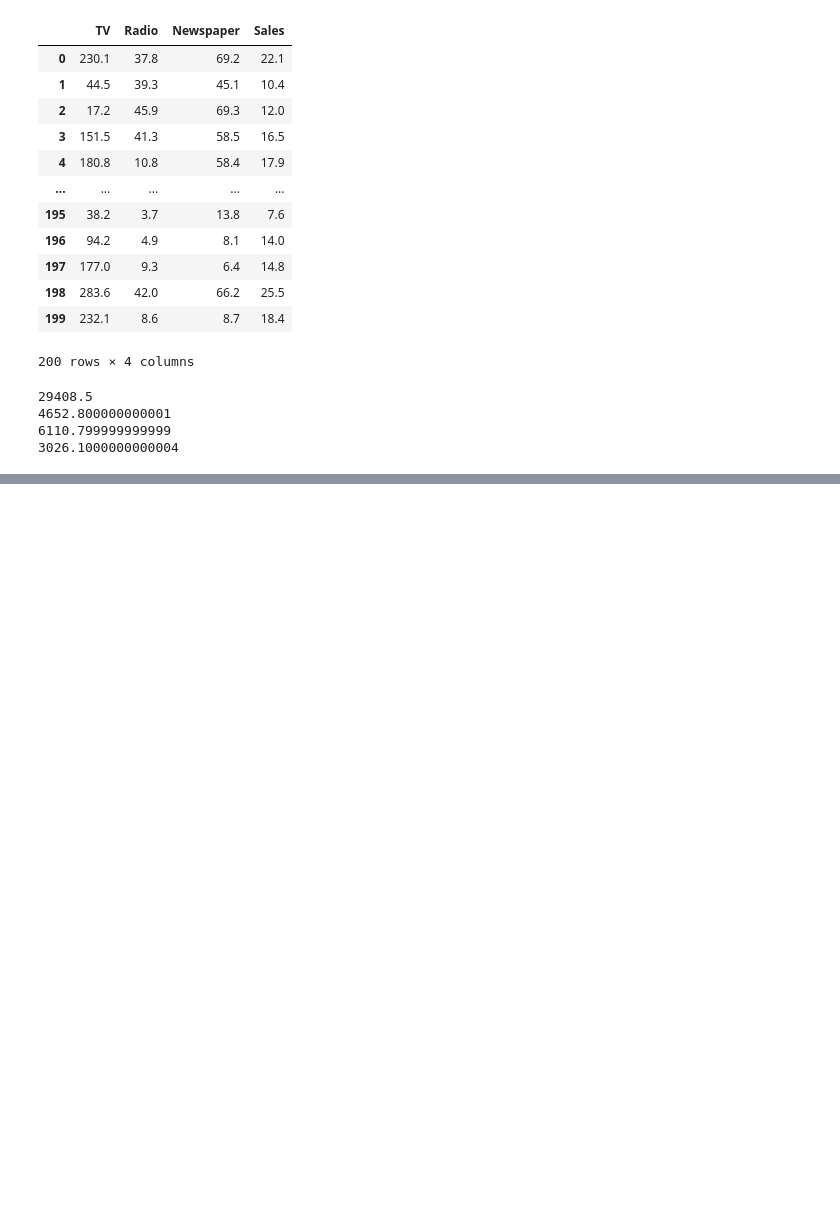
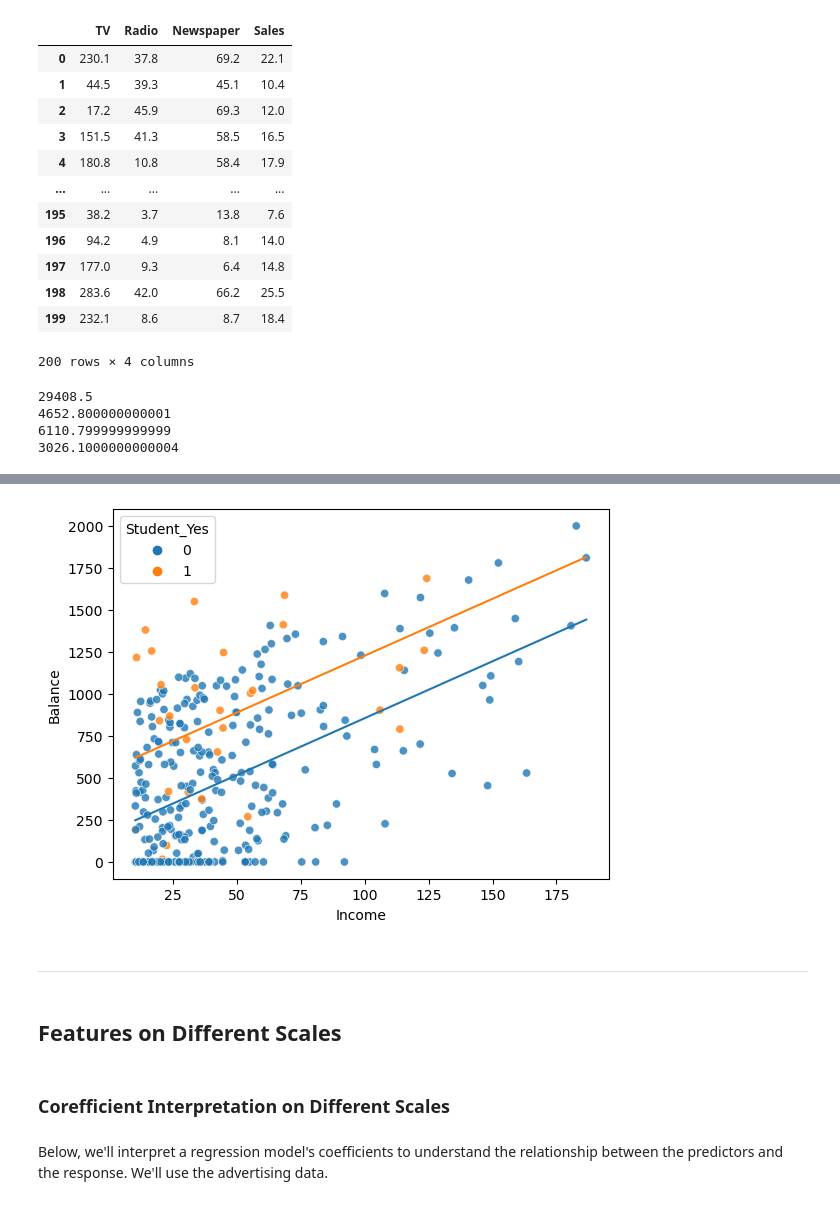
Before and after one commit to MikeGhoul/Intro_to_stat_learning_python, a Jupyter notebook: islp_env/2. Multiple and Polynomial Regression.ipynb, the cells around one changed output, grey strips where cells are left out. Saved outputs shown, nothing was run; the diff lists cells and outputs as text; code cells hidden in the pictures; blank space fills up the shorter version.

```diff
--- a/islp_env/2. Multiple and Polynomial Regression.ipynb
+++ b/islp_env/2. Multiple and Polynomial Regression.ipynb
@@ -121,0 +292,23 @@ for i in ad_df.columns:
+# %%
+# Create space of x values to predict on:
+x_space = np.linspace(x['Income'].min(), x['Income'].max(), 1000)
+# Creating a range from min to max of the income data and generating 1000 items
+
+
+# Generate 2 sets of predictions based on best categorical feature value
+# When categorical feature is true/present (1)
+y_hat_yes = beta0 + beta1 * x_space + beta2 * 1
+
+# When categorical feature is false/absent (0)
+y_hat_no = beta0 + beta1 * x_space + beta2 * 0
+
+# Plot the 2 prediction lines for students and non-students:
+ax = sns.scatterplot(data=pd.concat([x_train_design, y_train], axis =1), x='Income', y ='Balance', hue=best_cat_feature, alpha=0.8)
+ax.plot(x_space, y_hat_no)
+ax.plot(x_space, y_hat_yes);
+# %% [output]
+[figure, added]
+# %% [markdown]
+---------------------------------
+# %% [markdown]
+## Features on Different Scales
@@ -121,0 +319,5 @@ for i in ad_df.columns:
+# %% [markdown]
+### Corefficient Interpretation on Different Scales
+# %% [markdown]
+Below, we'll interpret a regression model's coefficients to understand the relationship between the predictors and the response.
+We'll use the advertising data.
```
Also changed, not shown: parts of 55 cells of this notebook, 10 other files.
